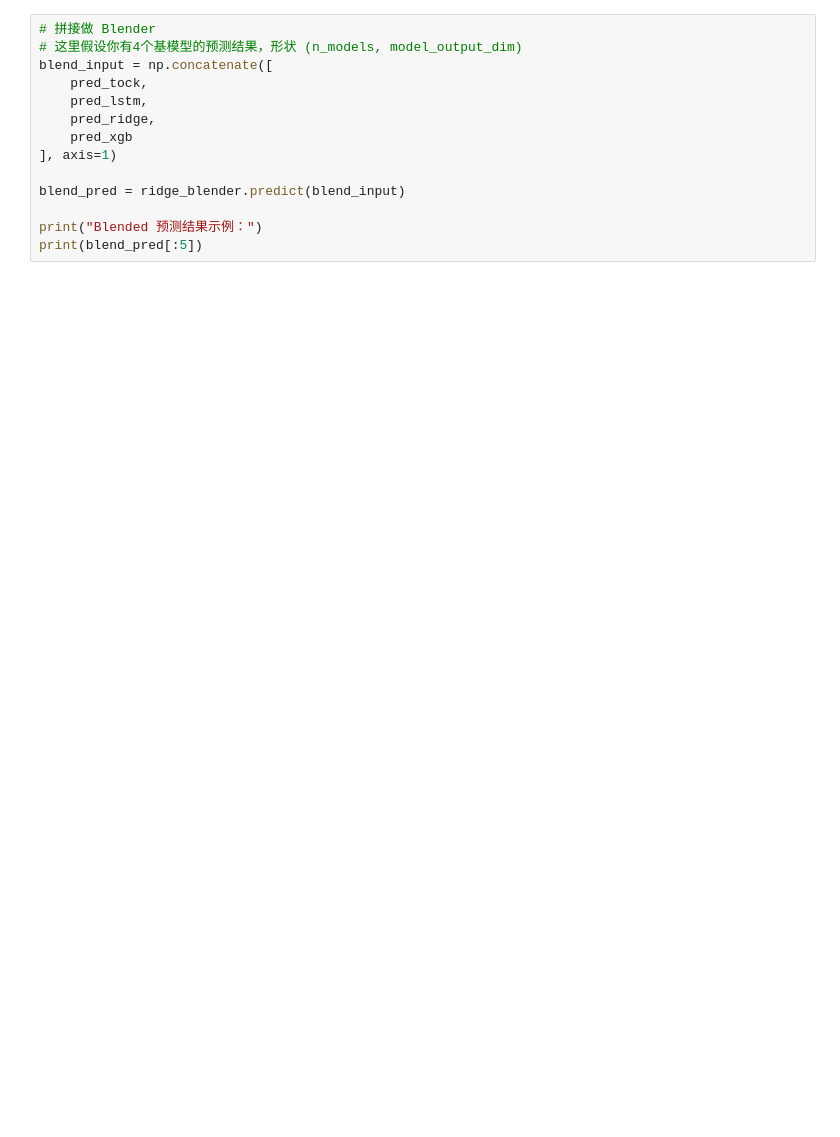
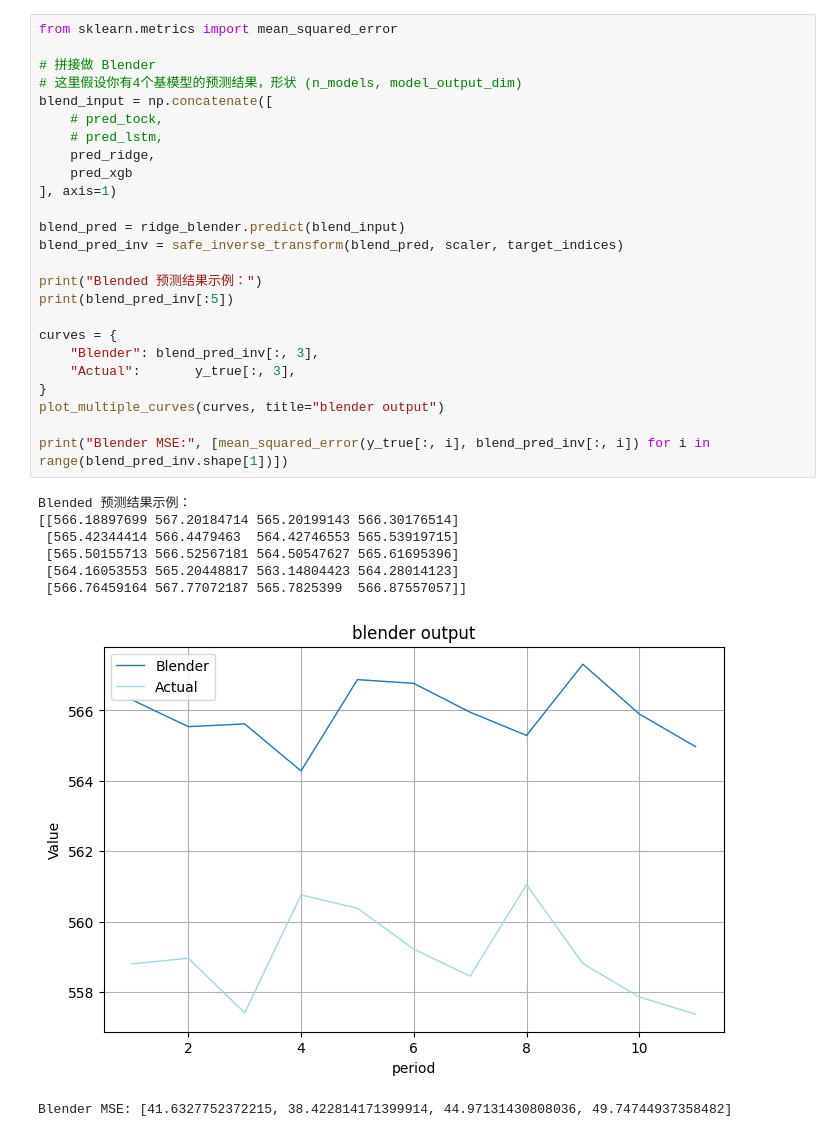
Before and after one commit to cziwen/TockFormer, a Jupyter notebook: inferModel.ipynb, the cells around one changed output. Drawn from its saved outputs; the diff is of its cells as text; blank space fills up the shorter version.

```diff
--- a/inferModel.ipynb
+++ b/inferModel.ipynb
@@ -74,14 +118,34 @@ pred_xgb   = xgbst_mlt.predict(X_scaled)
 # %%
+from sklearn.metrics import mean_squared_error
+
 # 拼接做 Blender
 # 这里假设你有4个基模型的预测结果，形状 (n_models, model_output_dim)
 blend_input = np.concatenate([
-    pred_tock,
-    pred_lstm,
+    # pred_tock,
+    # pred_lstm,
     pred_ridge,
     pred_xgb
 ], axis=1)
 
 blend_pred = ridge_blender.predict(blend_input)
+blend_pred_inv = safe_inverse_transform(blend_pred, scaler, target_indices)
 
 print("Blended 预测结果示例：")
-print(blend_pred[:5])
+print(blend_pred_inv[:5])
+
+curves = {
+    "Blender": blend_pred_inv[:, 3],
+    "Actual":       y_true[:, 3],
+}
+plot_multiple_curves(curves, title="blender output")
+
+print("Blender MSE:", [mean_squared_error(y_true[:, i], blend_pred_inv[:, i]) for i in range(blend_pred_inv.shape[1])])
+# %% [output]
+Blended 预测结果示例：
+[[566.18897699 567.20184714 565.20199143 566.30176514]
+ [565.42344414 566.4479463  564.42746553 565.53919715]
+ [565.50155713 566.52567181 564.50547627 565.61695396]
+ [564.16053553 565.20448817 563.14804423 564.28014123]
+ [566.76459164 567.77072187 565.7825399  566.87557057]]
+[figure, added]
+Blender MSE: [41.6327752372215, 38.422814171399914, 44.97131430808036, 49.74744937358482]
```
Also changed, not shown: parts of 9 cells of this notebook, 2 other files.
